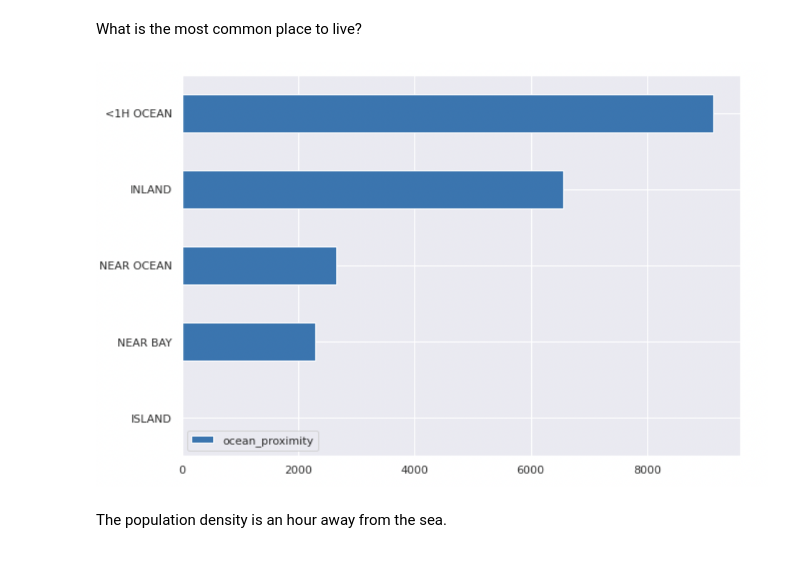
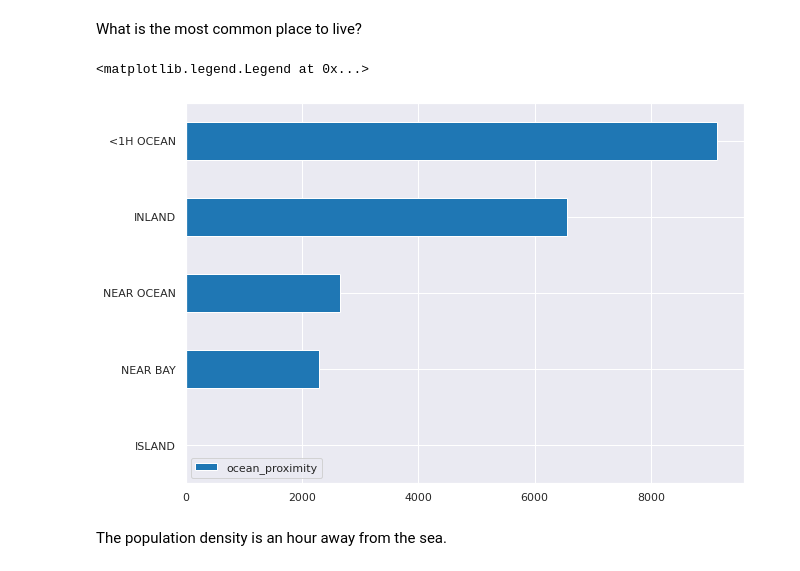
Before and after one commit to Abdulmalik-rebdi/California-housing, a Jupyter notebook: src/CALIFORNIA HOUSING PRICES.ipynb, the cells around one changed output. Cells and saved outputs as stored; diff of their text form; code cells hidden in the pictures.

```diff
--- a/src/CALIFORNIA HOUSING PRICES.ipynb
+++ b/src/CALIFORNIA HOUSING PRICES.ipynb
@@ -68,7 +133,12 @@ Is the price related to the location?
 The locations of houses near the sea are considered the highest price.
 # %% [markdown]
 What is the most common place to live?
-# %% [markdown]
-![Screen%20Shot%201444-01-11%20at%209.28.57%20PM.png](attachment:Screen%20Shot%201444-01-11%20at%209.28.57%20PM.png)
+# %%
+sns.set(palette='tab10')
+housing.ocean_proximity.value_counts().sort_values(ascending=True).plot(kind='barh',figsize=(10,7))
+plt.legend()
+# %% [output]
+<matplotlib.legend.Legend at 0x...>
+[figure, added]
 # %% [markdown]
 The population density is an hour away from the sea.
```
Also changed, not shown: parts of 34 cells of this notebook, 14 other files.
